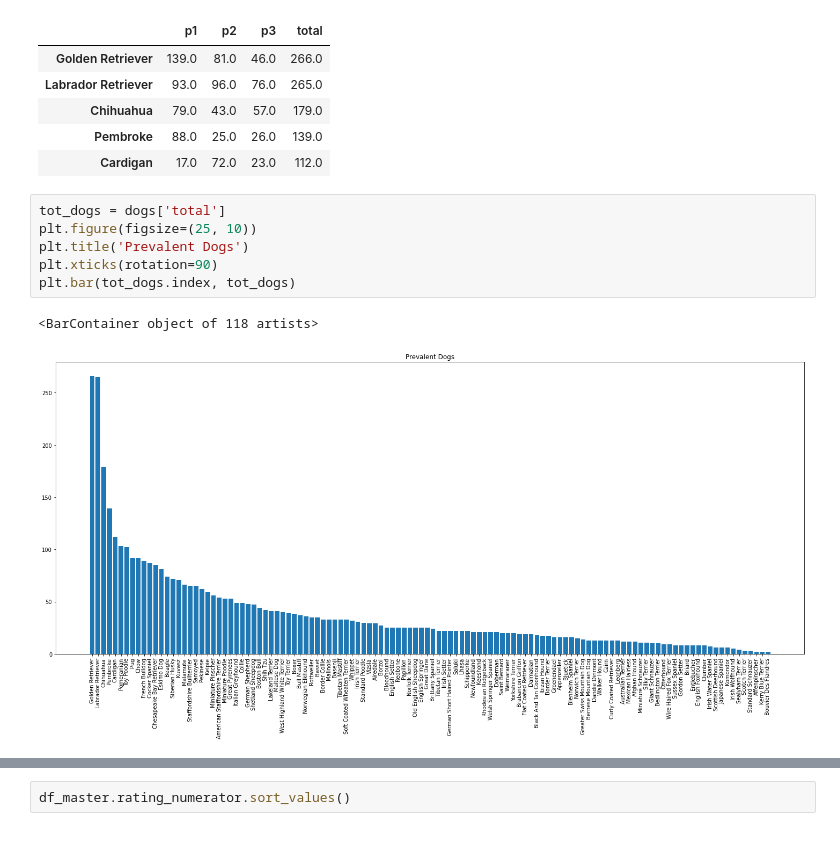
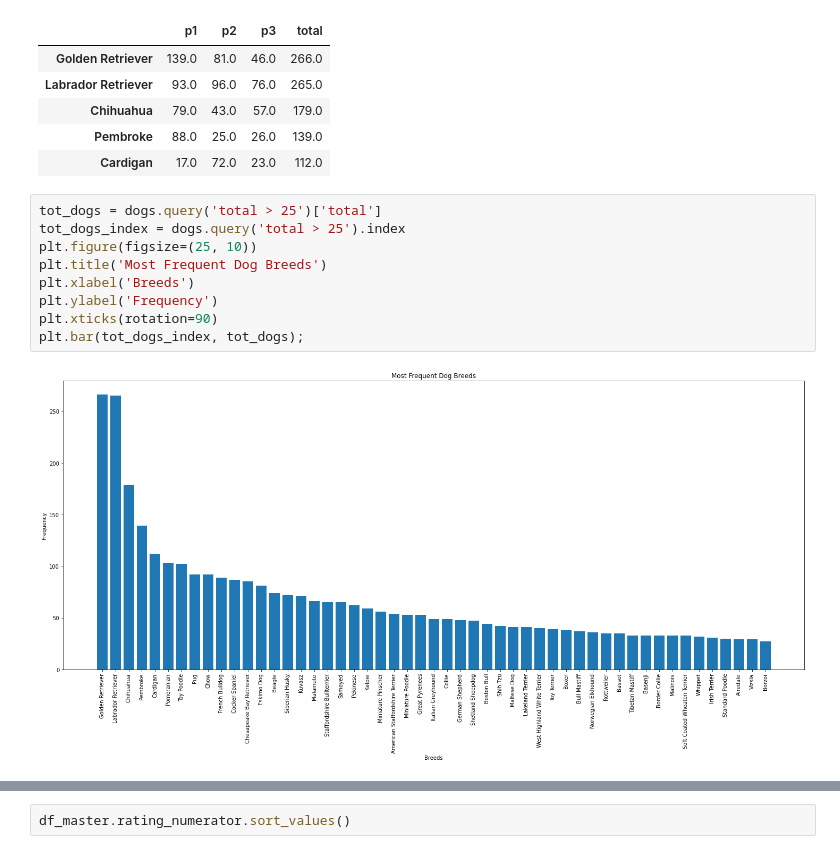
Before and after one commit to chupwalla/wrangling, a Jupyter notebook: wrangle_act.ipynb, the cells around one changed output, grey strips where cells are left out. Drawn from its saved outputs; the diff is of its cells as text.

```diff
--- a/wrangle_act.ipynb
+++ b/wrangle_act.ipynb
@@ -701,14 +730,16 @@ dogs.head()
 | Pembroke | 88.0 | 25.0 | 26.0 | 139.0 |
 | Cardigan | 17.0 | 72.0 | 23.0 | 112.0 |
 # %%
-tot_dogs = dogs['total']
+tot_dogs = dogs.query('total > 25')['total']
+tot_dogs_index = dogs.query('total > 25').index
 plt.figure(figsize=(25, 10))
-plt.title('Prevalent Dogs')
+plt.title('Most Frequent Dog Breeds')
+plt.xlabel('Breeds')
+plt.ylabel('Frequency')
 plt.xticks(rotation=90)
-plt.bar(tot_dogs.index, tot_dogs)
+plt.bar(tot_dogs_index, tot_dogs);
 # %% [output]
-<BarContainer object of 118 artists>
-[figure, old version]
+[figure, new version]
 # %%
 not_dogs['total']
 # %% [output]
```
Also changed, not shown: parts of 15 cells of this notebook, 5 other files.
